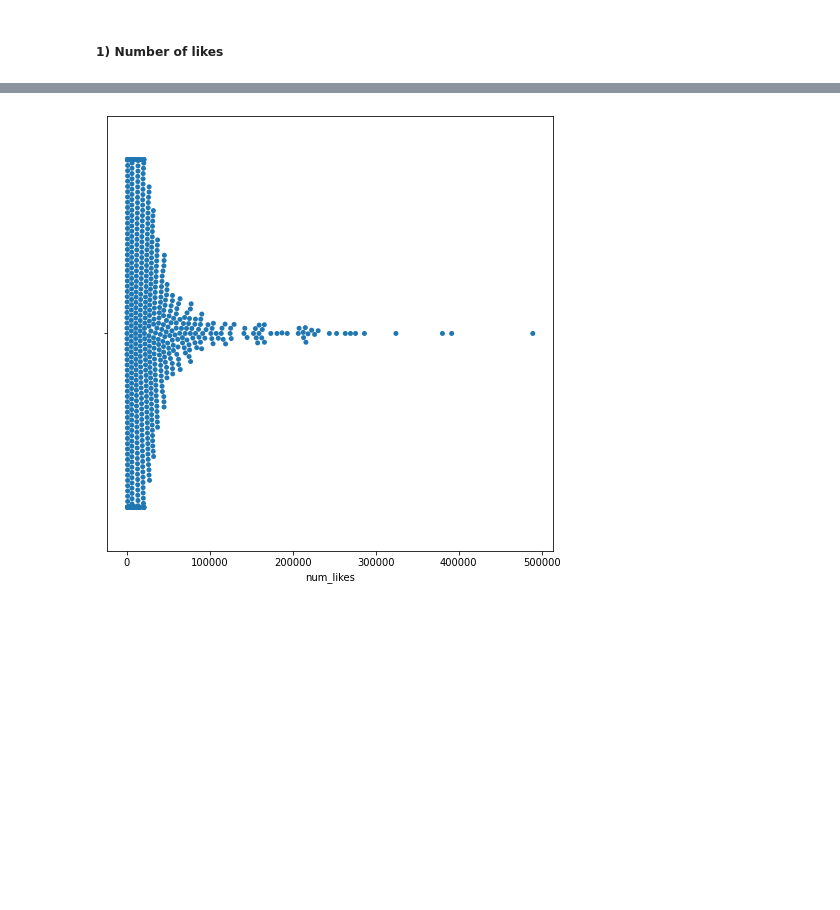
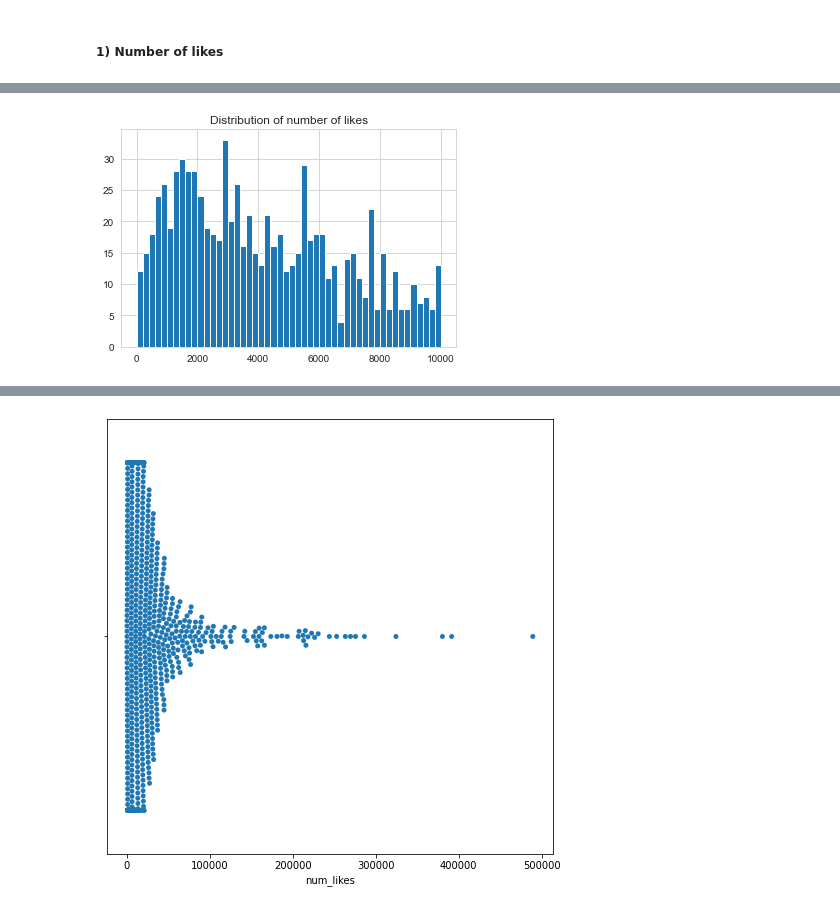
Before and after one commit to nikamurao/Skincare_product_analysis, a Jupyter notebook: Project/notebooks/2.0 Exploratory data analysis.ipynb, the cells around one changed output, grey strips where cells are left out. Saved outputs shown, nothing was run; the diff lists cells and outputs as text; code cells hidden in the pictures; blank space fills up the shorter version.

```diff
--- a/Project/notebooks/2.0 Exploratory data analysis.ipynb
+++ b/Project/notebooks/2.0 Exploratory data analysis.ipynb
@@ -90,6 +134,9 @@ df1[df1.num_likes==0]
 # %%
 #Majority of products have <6k likes although there are outliers
 df.num_likes[df.num_likes<=10000].hist(bins=50)
+plt.title('Distribution of number of likes')
 plt.show()
+# %% [output]
+[figure, added]
 # %%
 #Skewed data is confirmed
```
Also changed, not shown: parts of 38 cells of this notebook, 2 other files.
